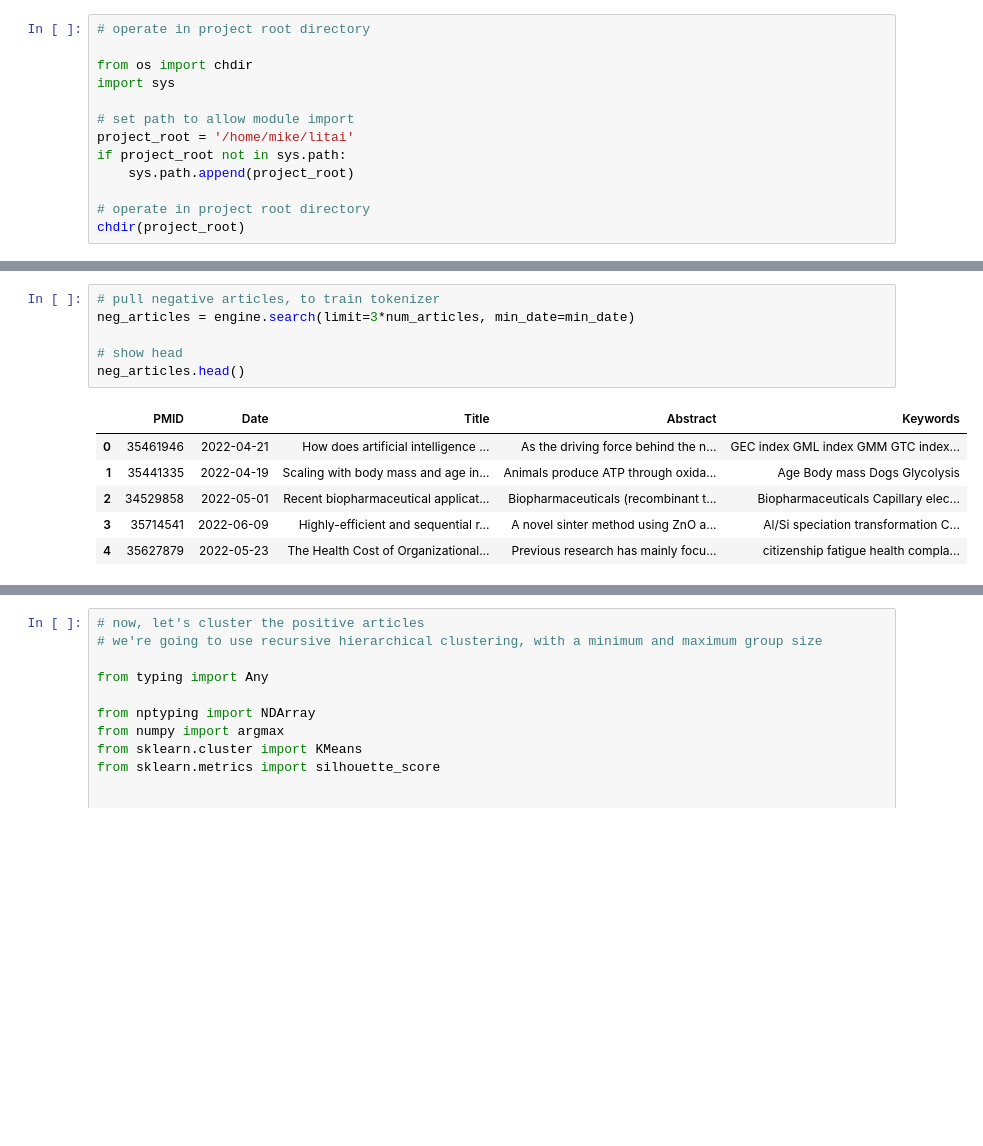
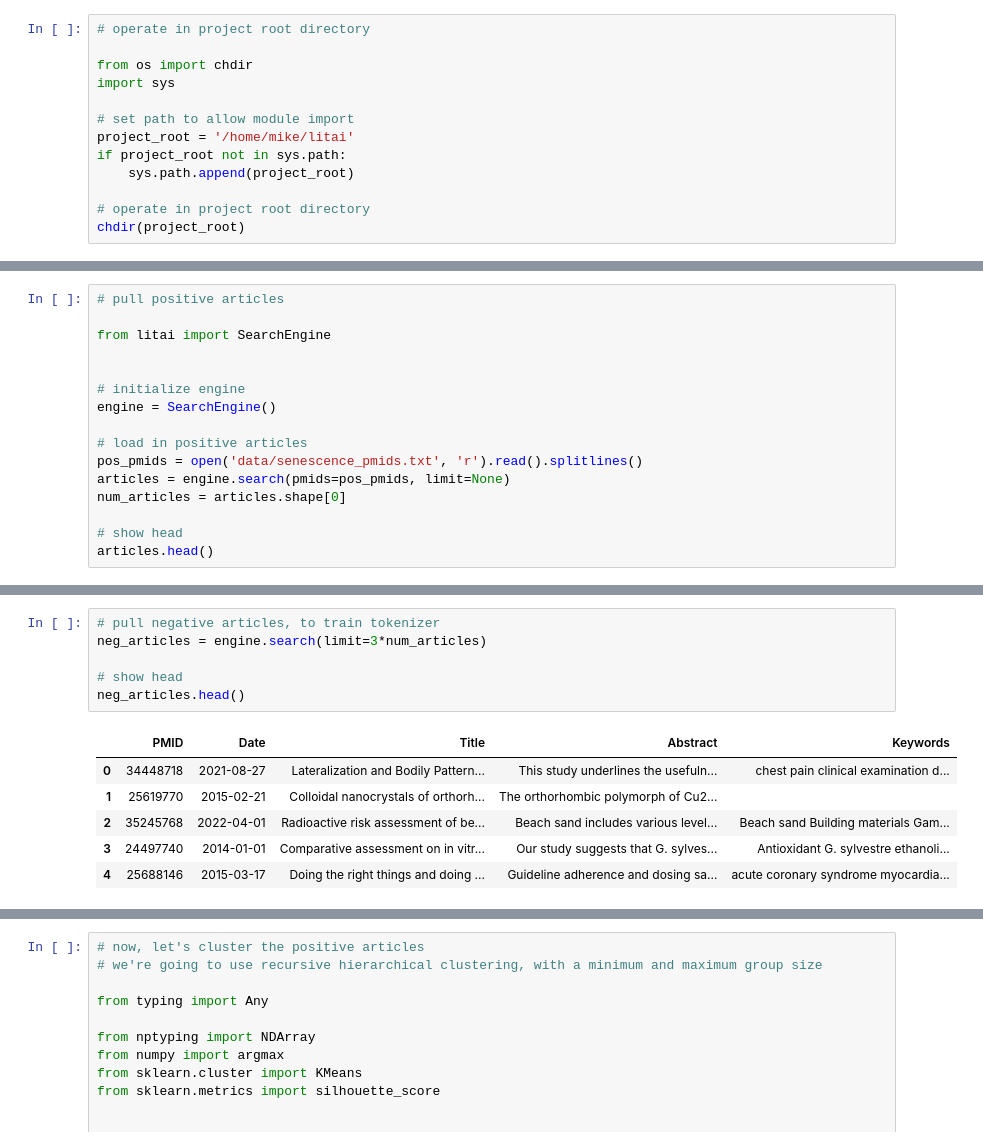
Before and after one commit to lakes-legendaries/litai, a Jupyter notebook: stats/cluster.ipynb, the cells around one changed output, grey strips where cells are left out. Saved outputs shown, nothing was run; the diff lists cells and outputs as text; blank space fills up the shorter version.

```diff
--- a/stats/cluster.ipynb
+++ b/stats/cluster.ipynb
@@ -42,0 +18,16 @@ articles.head()
+# %%
+# pull positive articles
+
+from litai import SearchEngine
+
+
+# initialize engine
+engine = SearchEngine()
+
+# load in positive articles
+pos_pmids = open('data/senescence_pmids.txt', 'r').read().splitlines()
+articles = engine.search(pmids=pos_pmids, limit=None)
+num_articles = articles.shape[0]
+
+# show head
+articles.head()
@@ -43,16 +41,16 @@ articles.head()
 # %%
 # pull negative articles, to train tokenizer
-neg_articles = engine.search(limit=3*num_articles, min_date=min_date)
+neg_articles = engine.search(limit=3*num_articles)
 
 # show head
 neg_articles.head()
 # %% [output]
 |  | PMID | Date | Title | Abstract | Keywords |
-| 0 | 35461946 | 2022-04-21 | How does artificial intelligence ... | As the driving force behind the n... | GEC index GML index GMM GTC index... |
-| 1 | 35441335 | 2022-04-19 | Scaling with body mass and age in... | Animals produce ATP through oxida... | Age Body mass Dogs Glycolysis |
-| 2 | 34529858 | 2022-05-01 | Recent biopharmaceutical applicat... | Biopharmaceuticals (recombinant t... | Biopharmaceuticals Capillary elec... |
-| 3 | 35714541 | 2022-06-09 | Highly-efficient and sequential r... | A novel sinter method using ZnO a... | Al/Si speciation transformation C... |
-| 4 | 35627879 | 2022-05-23 | The Health Cost of Organizational... | Previous research has mainly focu... | citizenship fatigue health compla... |
+| 0 | 34448718 | 2021-08-27 | Lateralization and Bodily Pattern... | This study underlines the usefuln... | chest pain clinical examination d... |
+| 1 | 25619770 | 2015-02-21 | Colloidal nanocrystals of orthorh... | The orthorhombic polymorph of Cu2... |  |
+| 2 | 35245768 | 2022-04-01 | Radioactive risk assessment of be... | Beach sand includes various level... | Beach sand Building materials Gam... |
+| 3 | 24497740 | 2014-01-01 | Comparative assessment on in vitr... | Our study suggests that G. sylves... | Antioxidant G. sylvestre ethanoli... |
+| 4 | 25688146 | 2015-03-17 | Doing the right things and doing ... | Guideline adherence and dosing sa... | acute coronary syndrome myocardia... |
 # %%
 # Transform articles to feature space
 
```
Also changed, not shown: parts of 8 cells of this notebook, 1 other file.
